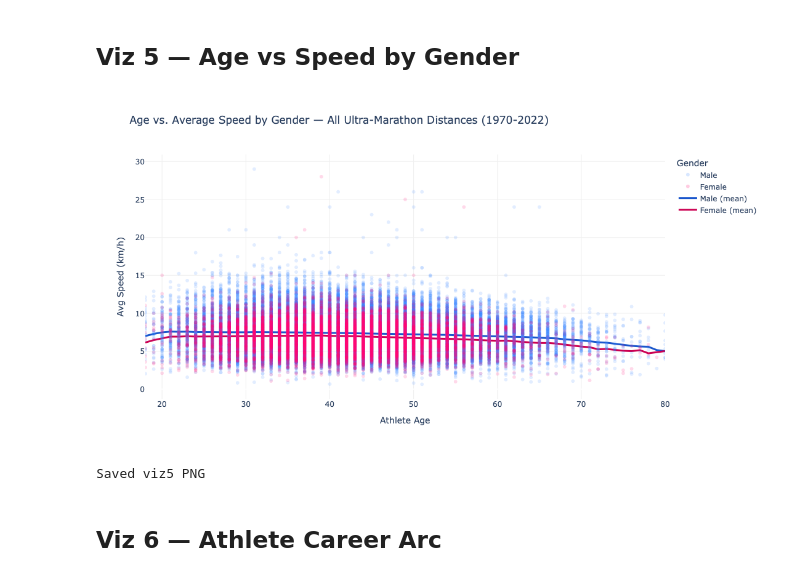
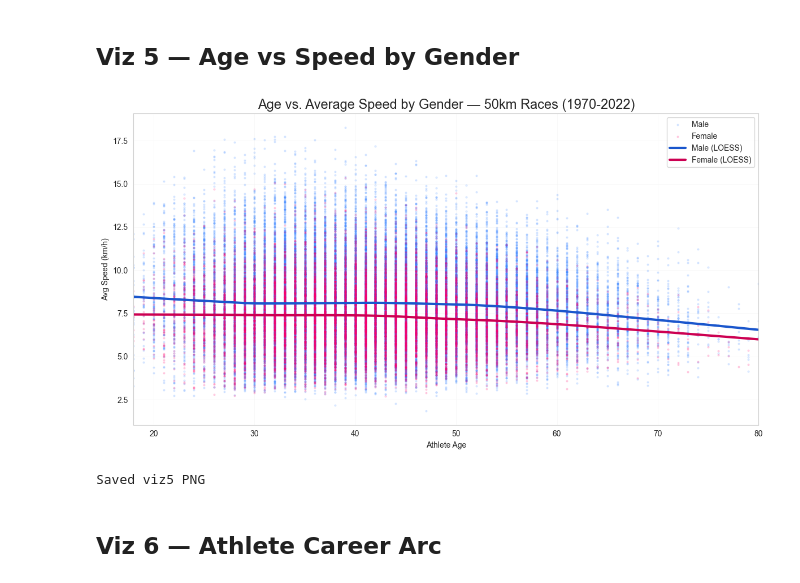
Before and after one commit to luizsamelo/ultramarathon-performance-viz, a Jupyter notebook: Notebooks/ultra_partC.ipynb, the cells around one changed output. Drawn from its saved outputs; the diff is of its cells as text; code cells hidden in the pictures.

```diff
--- a/Notebooks/ultra_partC.ipynb
+++ b/Notebooks/ultra_partC.ipynb
@@ -8,11 +8,12 @@
 # %%
 import pandas as pd
 import numpy as np
-import plotly.express as px
-import plotly.graph_objects as go
+import matplotlib.pyplot as plt
+import seaborn as sns
+from matplotlib.lines import Line2D
+from statsmodels.nonparametric.smoothers_lowess import lowess
 import warnings
+
 warnings.filterwarnings('ignore')
 
-df = pd.read_csv('../data/TWO_CENTURIES_OF_UM_RACES.csv')
-print('Shape:', df.shape)
-df.head()
+sns.set_style("whitegrid")
@@ -50,41 +55,33 @@ Cleaned shape: (6299362, 15)
 # %% [markdown]
 ## Viz 5 — Age vs Speed by Gender
 # %%
-df_scatter = df_clean.sample(n=min(50000, len(df_clean)), random_state=42).copy()
-age_trend = (
-    df_clean.groupby(['athlete_age', 'athlete_gender'])
-    .agg(mean_speed=('athlete_avg_speed', 'mean'), count=('athlete_avg_speed', 'count'))
-    .reset_index()
-)
-age_trend = age_trend[age_trend['count'] >= 50]
-age_trend['Gender'] = age_trend['athlete_gender'].map({'M': 'Male', 'F': 'Female'})
+df_50k = df_clean[df_clean['race_length'] == '50km'].copy()
+df_scatter = df_50k.sample(n=min(50000, len(df_50k)), random_state=42).copy()
 
-fig5 = px.scatter(
-    df_scatter,
-    x='athlete_age', y='athlete_avg_speed', color='Gender',
-    color_discrete_map={'Male': '#3A86FF', 'Female': '#FF006E'},
-    opacity=0.15,
-    labels={'athlete_age': 'Athlete Age', 'athlete_avg_speed': 'Avg Speed (km/h)'},
-    title='Age vs. Average Speed by Gender — All Ultra-Marathon Distances (1970-2022)'
-)
+fig, ax = plt.subplots(figsize=(12, 6.5))
+
+for gender, color in [('Male', '#3A86FF'), ('Female', '#FF006E')]:
+    subset = df_scatter[df_scatter['Gender'] == gender]
+    ax.scatter(subset['athlete_age'], subset['athlete_avg_speed'],
+               color=color, alpha=0.15, s=4, label=gender)
+
 for gender, color in [('Male', '#1a56cc'), ('Female', '#cc0052')]:
-    trend = age_trend[age_trend['Gender'] == gender].sort_values('athlete_age')
-    fig5.add_trace(go.Scatter(
-        x=trend['athlete_age'], y=trend['mean_speed'],
-        mode='lines', name=f'{gender} (mean)',
-        line=dict(color=color, width=3)
-    ))
-fig5.update_layout(
-    height=560, plot_bgcolor='white', paper_bgcolor='white',
-    title_font_size=17,
-    xaxis=dict(title='Athlete Age', range=[18, 80], showgrid=True, gridcolor='#f0f0f0'),
-    yaxis=dict(title='Avg Speed (km/h)', showgrid=True, gridcolor='#f0f0f0')
-)
-fig5.show()
-fig5.write_image('../Viz/viz5_age_vs_speed_by_gender.png')
+    subset = df_50k[df_50k['Gender'] == gender].dropna(subset=['athlete_age', 'athlete_avg_speed'])
+    smoothed = lowess(subset['athlete_avg_speed'], subset['athlete_age'], frac=0.3)
+    ax.plot(smoothed[:, 0], smoothed[:, 1], color=color, linewidth=3, label=f'{gender} (LOESS)')
+
+ax.set_xlim(18, 80)
+ax.set_xlabel('Athlete Age')
+ax.set_ylabel('Avg Speed (km/h)')
+ax.set_title('Age vs. Average Speed by Gender — 50km Races (1970-2022)', fontsize=17)
+ax.grid(True, color='#f0f0f0')
+ax.legend()
+plt.tight_layout()
+plt.savefig('../Viz/viz5_age_vs_speed_by_gender.png', dpi=150, bbox_inches='tight')
+plt.show()
 print('Saved viz5 PNG')
 # %% [output]
-[figure, old version]
+[figure, new version]
 Saved viz5 PNG
 # %% [markdown]
 ## Viz 6 — Athlete Career Arc
```
Also changed, not shown: parts of 6 cells of this notebook, 11 other files.
